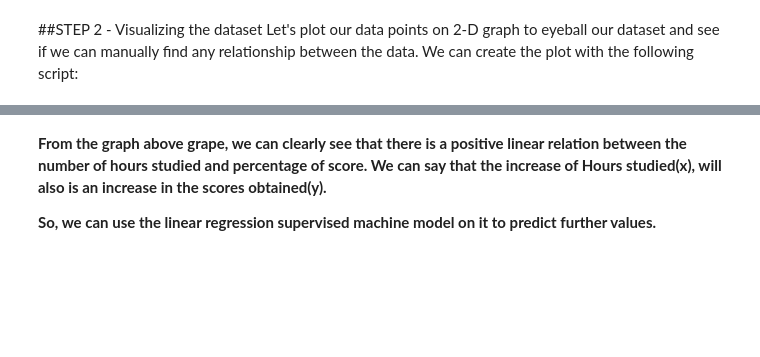
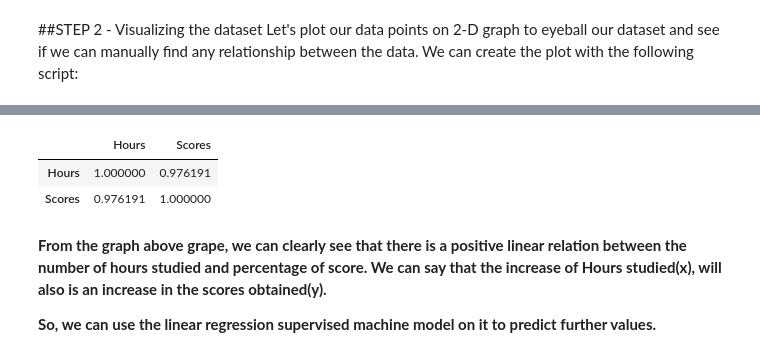
Before and after one commit to abhijeetraj22/TSF-GRIP_Tasks, a Jupyter notebook: TSF_Task_1.ipynb, the cells around one changed output, grey strips where cells are left out. Drawn from its saved outputs; the diff is of its cells as text; code cells hidden in the pictures; blank space fills up the shorter version.

```diff
--- a/TSF_Task_1.ipynb
+++ b/TSF_Task_1.ipynb
@@ -61,6 +101,10 @@ plt.show()
 # %%
 #determine the correlation between the variable
-df.corr()
+st_df.corr()
+# %% [output]
+|  | Hours | Scores |
+| Hours | 1.000000 | 0.976191 |
+| Scores | 0.976191 | 1.000000 |
 # %% [markdown]
 **From the graph above grape, we can clearly see that there is a positive linear relation between the number of hours studied and percentage of score. We can say that the increase of Hours studied(x), will also is an increase in the scores obtained(y).**
 
```
Also changed, not shown: parts of 11 cells of this notebook.
